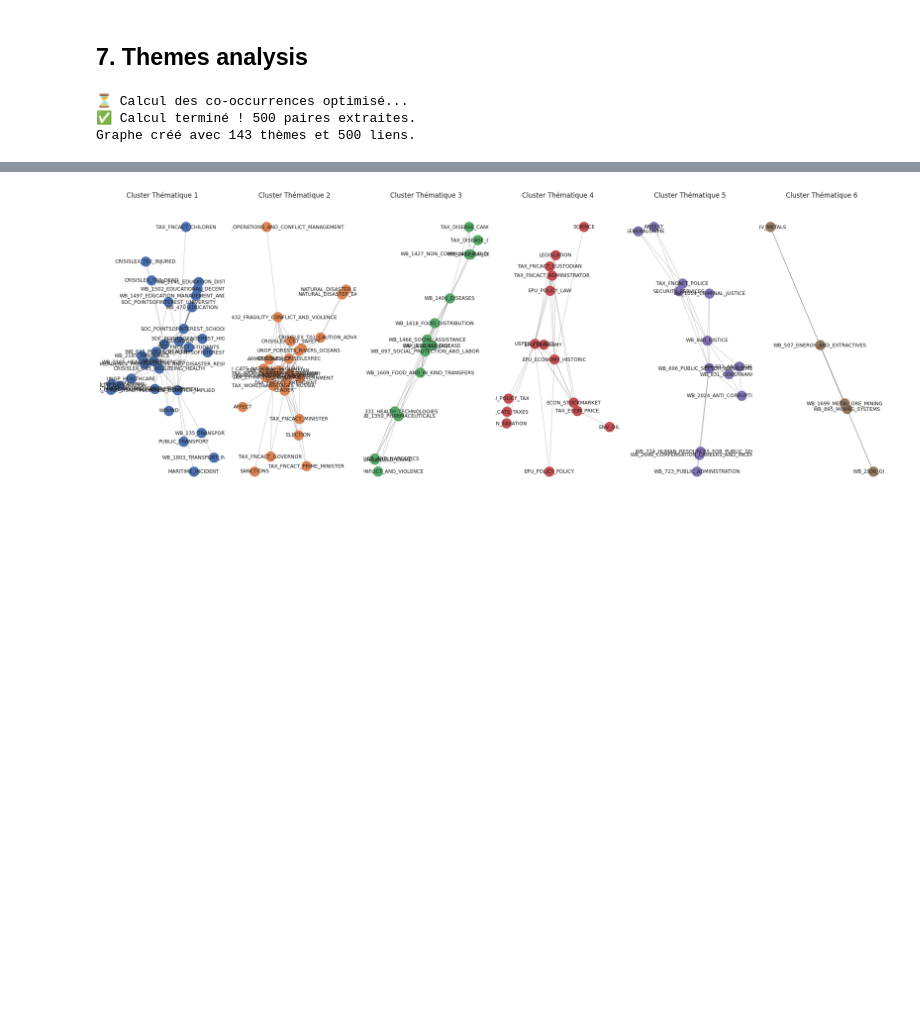
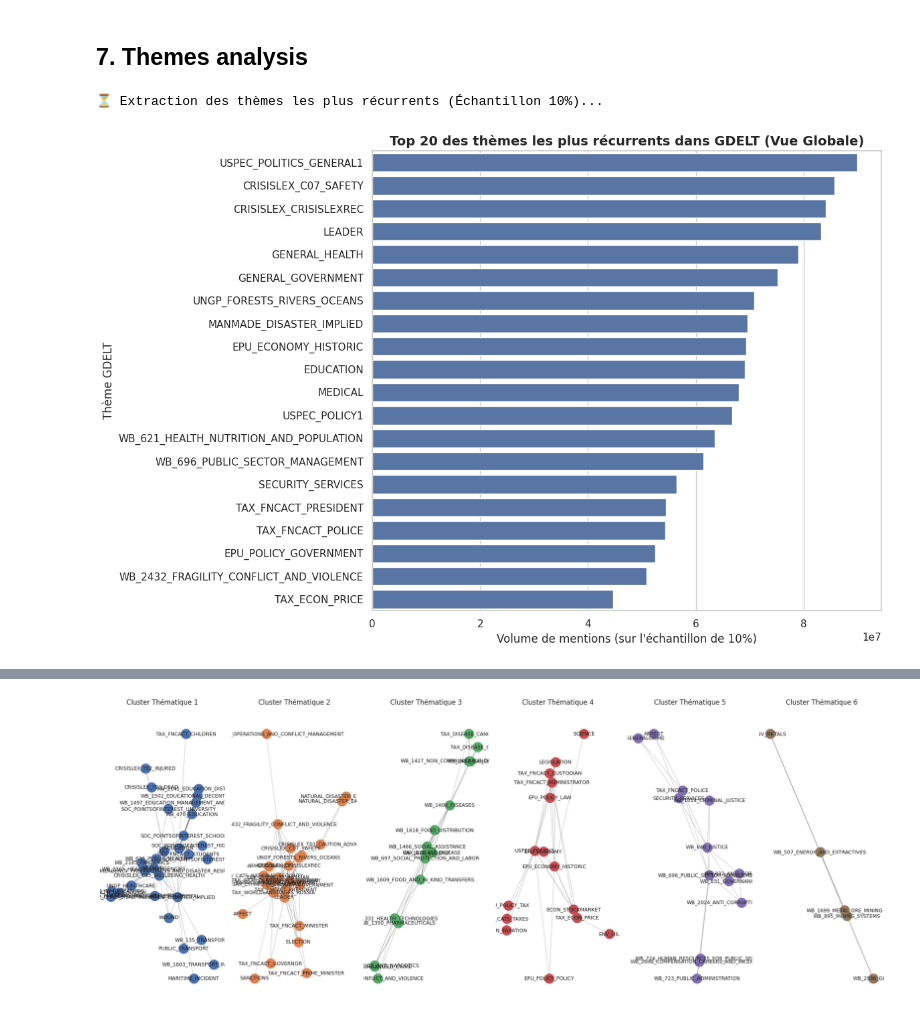
Before and after one commit to clucasmurex/gdelt, a Jupyter notebook: gdelt_explo.ipynb, the cells around one changed output, grey strips where cells are left out. Saved outputs shown, nothing was run; the diff lists cells and outputs as text; code cells hidden in the pictures; blank space fills up the shorter version.

```diff
--- a/gdelt_explo.ipynb
+++ b/gdelt_explo.ipynb
@@ -628,48 +624,35 @@ plt.show()
 [figure]
 # %% [markdown]
 ## 7. Themes analysis
-# %%
-print("⏳ Calcul des co-occurrences optimisé...")
-
-df_pairs = con.execute("""
-    SELECT
-        theme1, theme2, COUNT(*) as weight
-    FROM (
-        SELECT
-            split_part(t1.raw_theme, ',', 1) AS theme1,
-            split_part(t2.raw_theme, ',', 1) AS theme2
-        FROM (
-            SELECT GKGRECORDID, TRIM(UNNEST(string_split(EnhancedThemes, ';'))) AS raw_theme
-            FROM gkg_clean
-            WHERE hash(GKGRECORDID) % 100 = 0
-              AND EnhancedThemes IS NOT NULL AND EnhancedThemes != ''
-        ) t1
-        JOIN (
-            SELECT GKGRECORDID, TRIM(UNNEST(string_split(EnhancedThemes, ';'))) AS raw_theme
-            FROM gkg_clean
-            WHERE hash(GKGRECORDID) % 100 = 0
-              AND EnhancedThemes IS NOT NULL AND EnhancedThemes != ''
-        ) t2 ON t1.GKGRECORDID = t2.GKGRECORDID
-        -- On force l'ordre alphabétique (theme1 < theme2) pour éviter de compter A-B et B-A comme deux liens différents
-        WHERE split_part(t1.raw_theme, ',', 1) < split_part(t2.raw_theme, ',', 1)
-    )
-    GROUP BY theme1, theme2
-    HAVING weight > 500
-    ORDER BY weight DESC
-    LIMIT 500
-""").df()
-
-print(f"✅ Calcul terminé ! {len(df_pairs)} paires extraites.")
-
-# Construction du graphe
-import networkx as nx
-G = nx.Graph()
-for _, row in df_pairs.iterrows():
-    G.add_edge(row['theme1'], row['theme2'], weight=row['weight'])
-
-# Affichage simple pour valider
-print(f"Graphe créé avec {G.number_of_nodes()} thèmes et {G.number_of_edges()} liens.")
-# %% [output]
-⏳ Calcul des co-occurrences optimisé...
-✅ Calcul terminé ! 500 paires extraites.
-Graphe créé avec 143 thèmes et 500 liens.
+# %%
+print("⏳ Extraction des thèmes les plus récurrents (Échantillon 10%)...")
+
+# Extraction propre avec sous-requête pour le UNNEST
+df_hist = con.execute("""
+    WITH exploded AS (
+        SELECT split_part(TRIM(theme_raw), ',', 1) AS theme
+        FROM (
+            SELECT UNNEST(string_split(EnhancedThemes, ';')) AS theme_raw
+            FROM gkg_clean
+            WHERE hash(GKGRECORDID) % 10 = 0
+        )
+        WHERE theme_raw IS NOT NULL AND theme_raw != ''
+    )
+    SELECT theme, COUNT(*) as occurrences
+    FROM exploded
+    GROUP BY theme
+    ORDER BY occurrences DESC
+    LIMIT 20
+""").df()
+
+plt.figure(figsize=(12, 8))
+sns.barplot(data=df_hist, x="occurrences", y="theme")
+
+plt.title("Top 20 des thèmes les plus récurrents dans GDELT (Vue Globale)", fontsize=14, fontweight='bold')
+plt.xlabel("Volume de mentions (sur l'échantillon de 10%)")
+plt.ylabel("Thème GDELT")
+plt.tight_layout()
+plt.show()
+# %% [output]
+⏳ Extraction des thèmes les plus récurrents (Échantillon 10%)...
+[figure, added]
```
Also changed, not shown: parts of 17 cells of this notebook.
